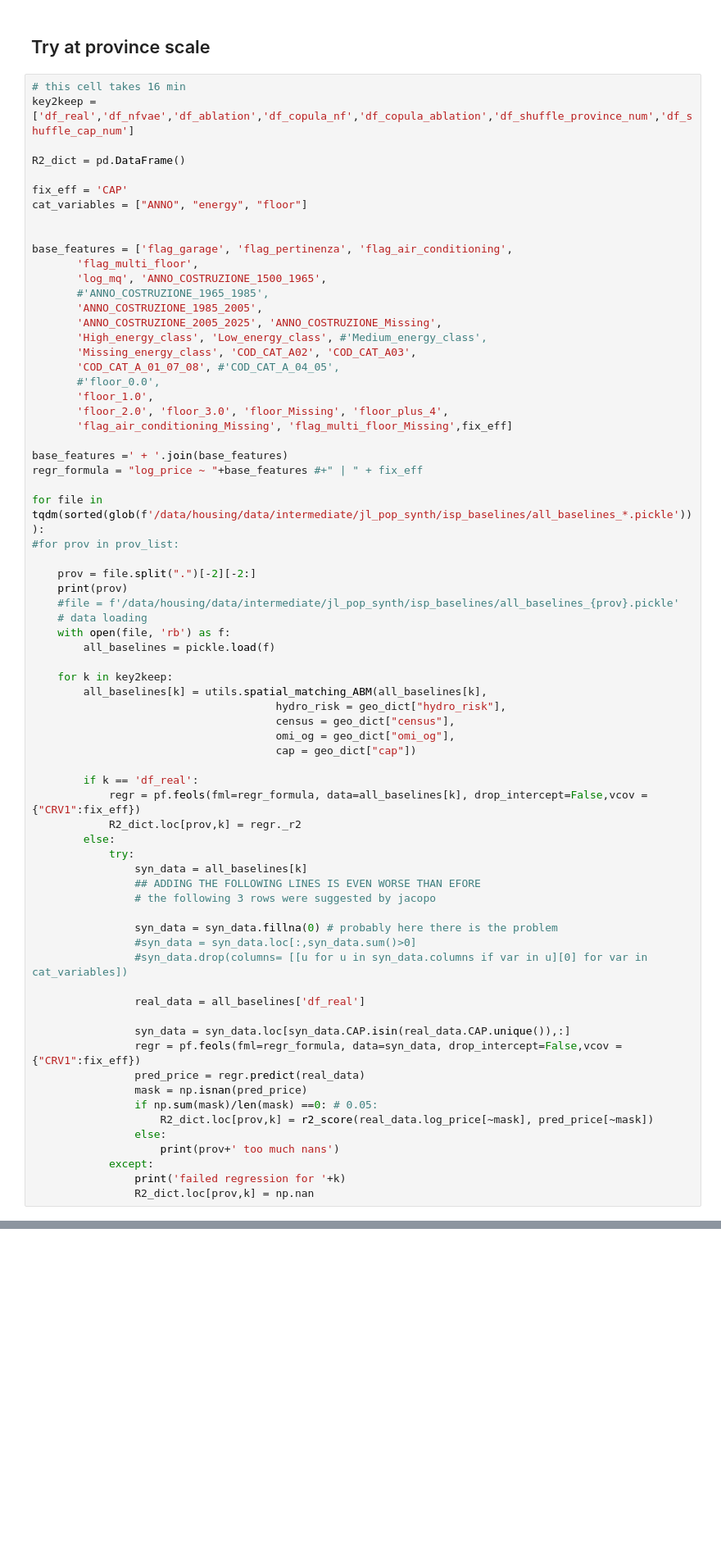
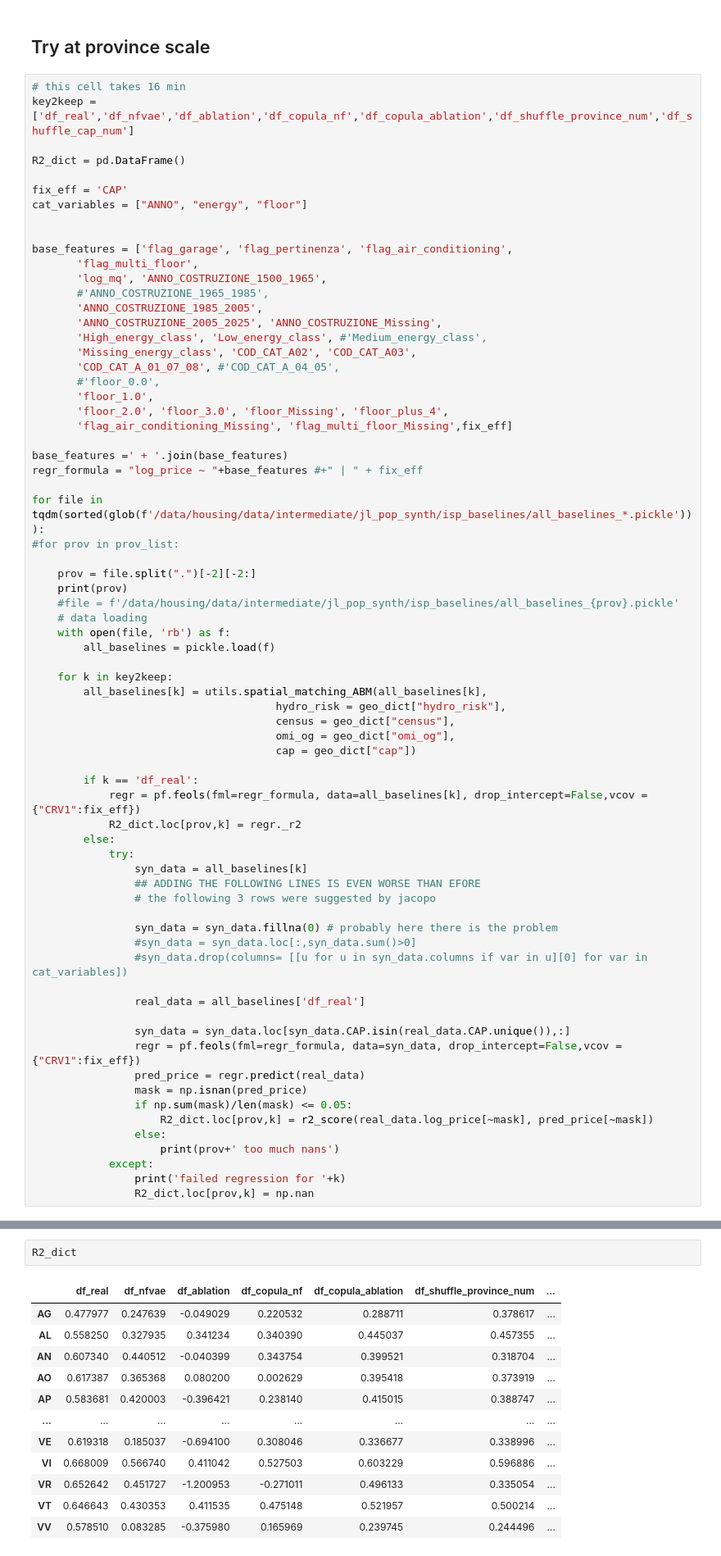
Before and after one commit to jaclenti/NFVAE-population-synthesis, a Jupyter notebook: notebooks/lc_utility_fixed_effects.ipynb, the cells around one changed output, grey strips where cells are left out. Shown at 82% size. Saved outputs shown, nothing was run; the diff lists cells and outputs as text; blank space fills up the shorter version.

```diff
--- a/notebooks/lc_utility_fixed_effects.ipynb
+++ b/notebooks/lc_utility_fixed_effects.ipynb
@@ -94,7 +94,7 @@ for file in tqdm(sorted(glob(f'/data/housing/data/intermediate/jl_pop_synth/isp_
                 regr = pf.feols(fml=regr_formula, data=syn_data, drop_intercept=False,vcov = {"CRV1":fix_eff})
                 pred_price = regr.predict(real_data)
                 mask = np.isnan(pred_price)
-                if np.sum(mask)/len(mask) ==0: # 0.05:
+                if np.sum(mask)/len(mask) <= 0.05:
                     R2_dict.loc[prov,k] = r2_score(real_data.log_price[~mask], pred_price[~mask])
                 else:
                     print(prov+' too much nans')
@@ -135,0 +118,15 @@ BI
+# %%
+R2_dict
+# %% [output]
+|  | df_real | df_nfvae | df_ablation | df_copula_nf | df_copula_ablation | df_shuffle_province_num | ... |
+| AG | 0.477977 | 0.247639 | -0.049029 | 0.220532 | 0.288711 | 0.378617 | ... |
+| AL | 0.558250 | 0.327935 | 0.341234 | 0.340390 | 0.445037 | 0.457355 | ... |
+| AN | 0.607340 | 0.440512 | -0.040399 | 0.343754 | 0.399521 | 0.318704 | ... |
+| AO | 0.617387 | 0.365368 | 0.080200 | 0.002629 | 0.395418 | 0.373919 | ... |
+| AP | 0.583681 | 0.420003 | -0.396421 | 0.238140 | 0.415015 | 0.388747 | ... |
+| ... | ... | ... | ... | ... | ... | ... | ... |
+| VE | 0.619318 | 0.185037 | -0.694100 | 0.308046 | 0.336677 | 0.338996 | ... |
+| VI | 0.668009 | 0.566740 | 0.411042 | 0.527503 | 0.603229 | 0.596886 | ... |
+| VR | 0.652642 | 0.451727 | -1.200953 | -0.271011 | 0.496133 | 0.335054 | ... |
+| VT | 0.646643 | 0.430353 | 0.411535 | 0.475148 | 0.521957 | 0.500214 | ... |
+| VV | 0.578510 | 0.083285 | -0.375980 | 0.165969 | 0.239745 | 0.244496 | ... |
```
Also changed, not shown: parts of 9 cells of this notebook, 4 other files.
